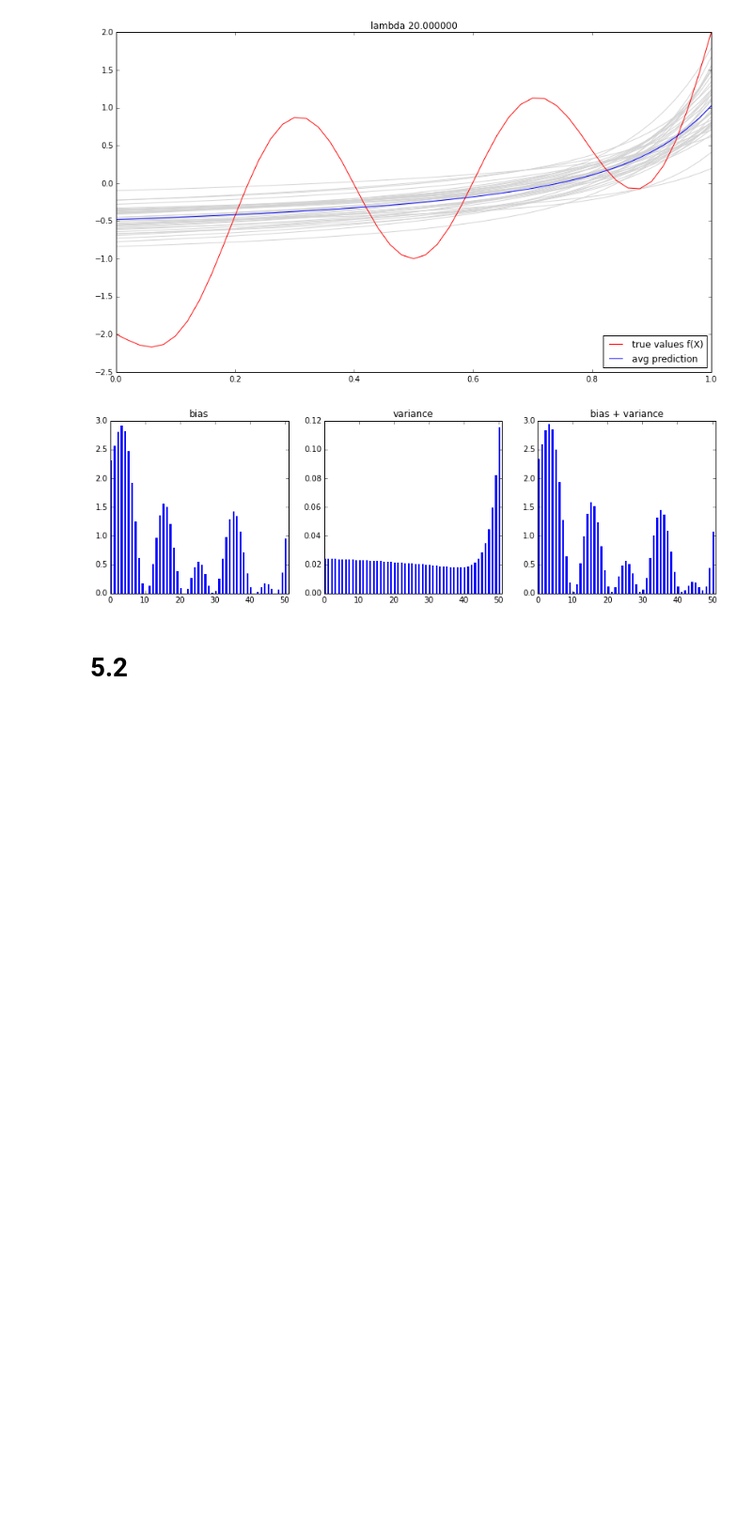
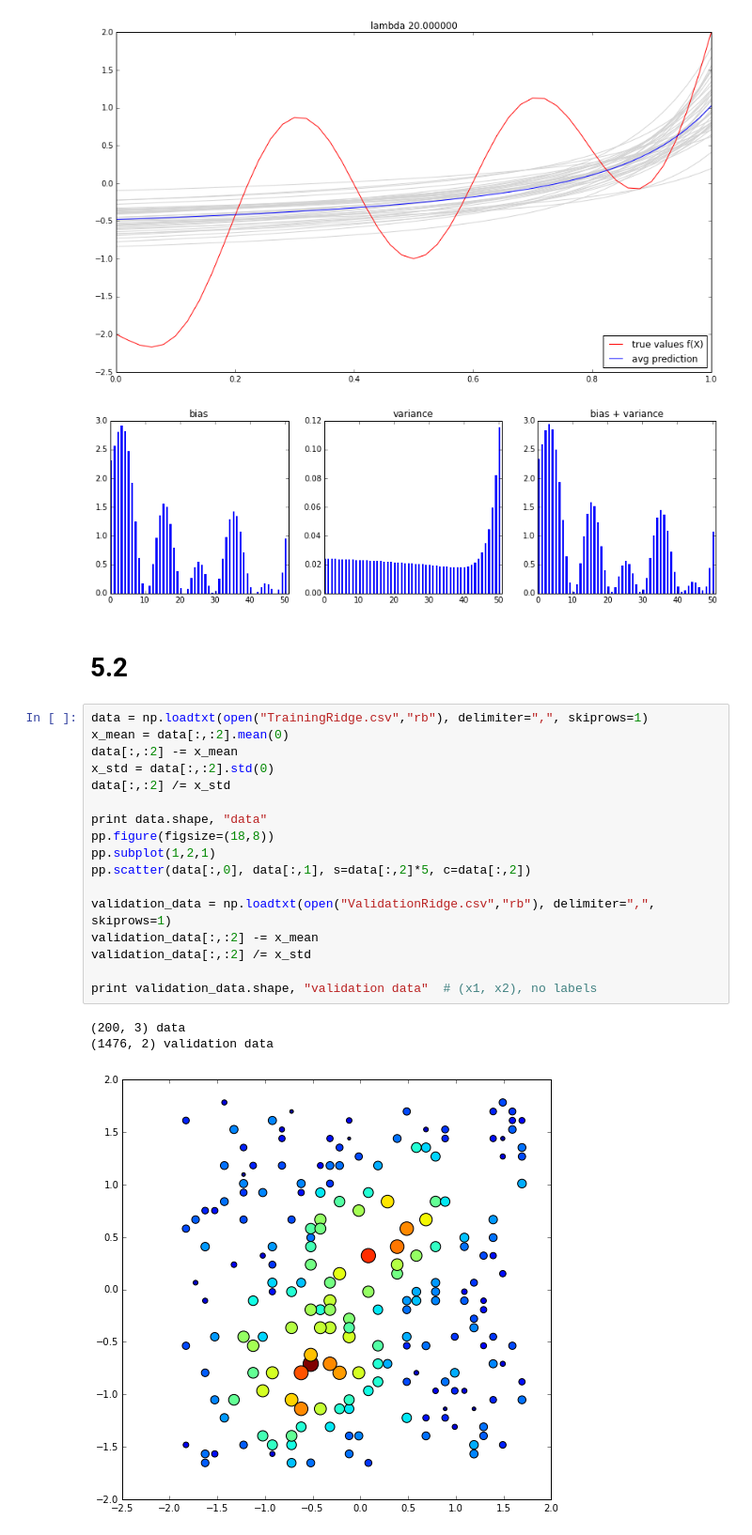
Before and after one commit to hielsnoppe/edu-mi1, a Jupyter notebook: ex5/sheet05.ipynb, the cells around one changed output. Shown at 94% size. Cells and saved outputs as stored; diff of their text form; blank space fills up the shorter version.

```diff
--- a/ex5/sheet05.ipynb
+++ b/ex5/sheet05.ipynb
@@ -233,3 +233,24 @@ ex51d()
 [figure]
 # %% [markdown]
 # 5.2
+# %%
+data = np.loadtxt(open("TrainingRidge.csv","rb"), delimiter=",", skiprows=1)
+x_mean = data[:,:2].mean(0)
+data[:,:2] -= x_mean
+x_std = data[:,:2].std(0)
+data[:,:2] /= x_std
+
+print data.shape, "data"
+pp.figure(figsize=(18,8))
+pp.subplot(1,2,1)
+pp.scatter(data[:,0], data[:,1], s=data[:,2]*5, c=data[:,2])
+
+validation_data = np.loadtxt(open("ValidationRidge.csv","rb"), delimiter=",", skiprows=1)
+validation_data[:,:2] -= x_mean
+validation_data[:,:2] /= x_std
+
+print validation_data.shape, "validation data"  # (x1, x2), no labels
+# %% [output]
+(200, 3) data
+(1476, 2) validation data
+[figure, added]
```
Also changed, not shown: parts of 2 cells of this notebook.
